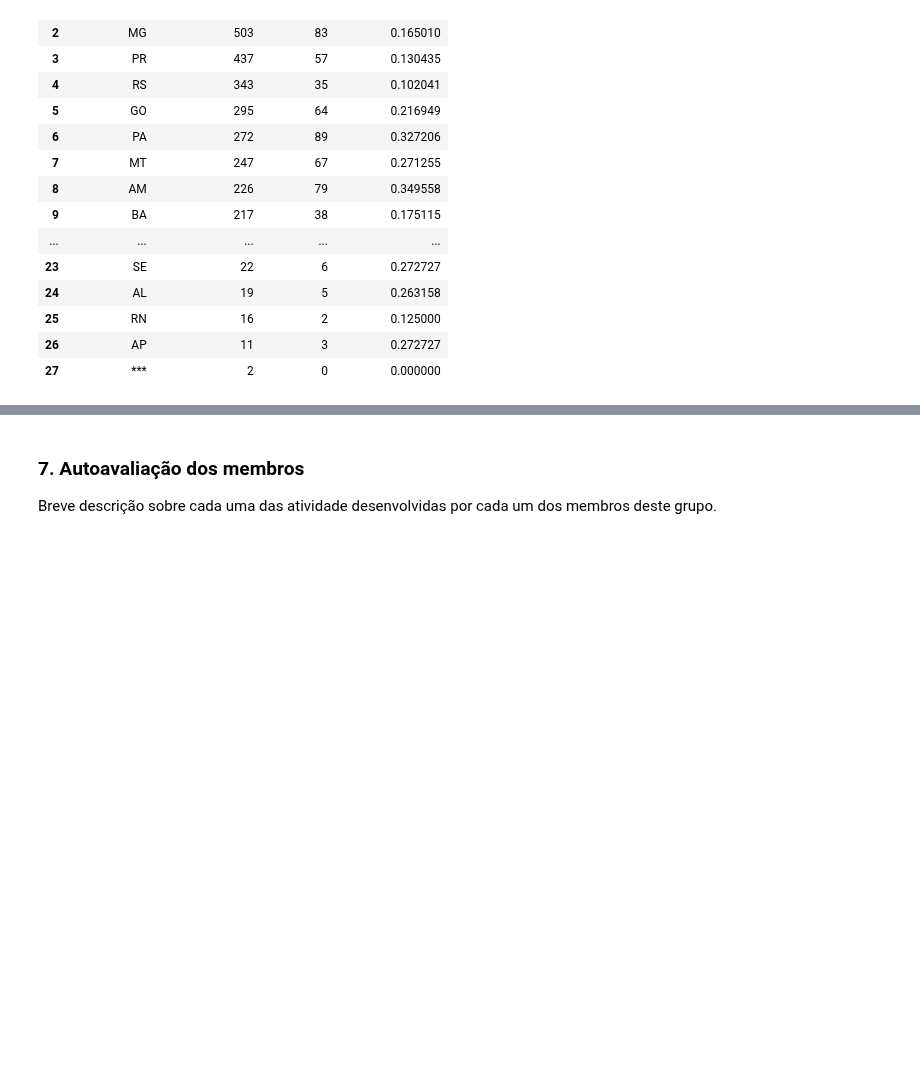
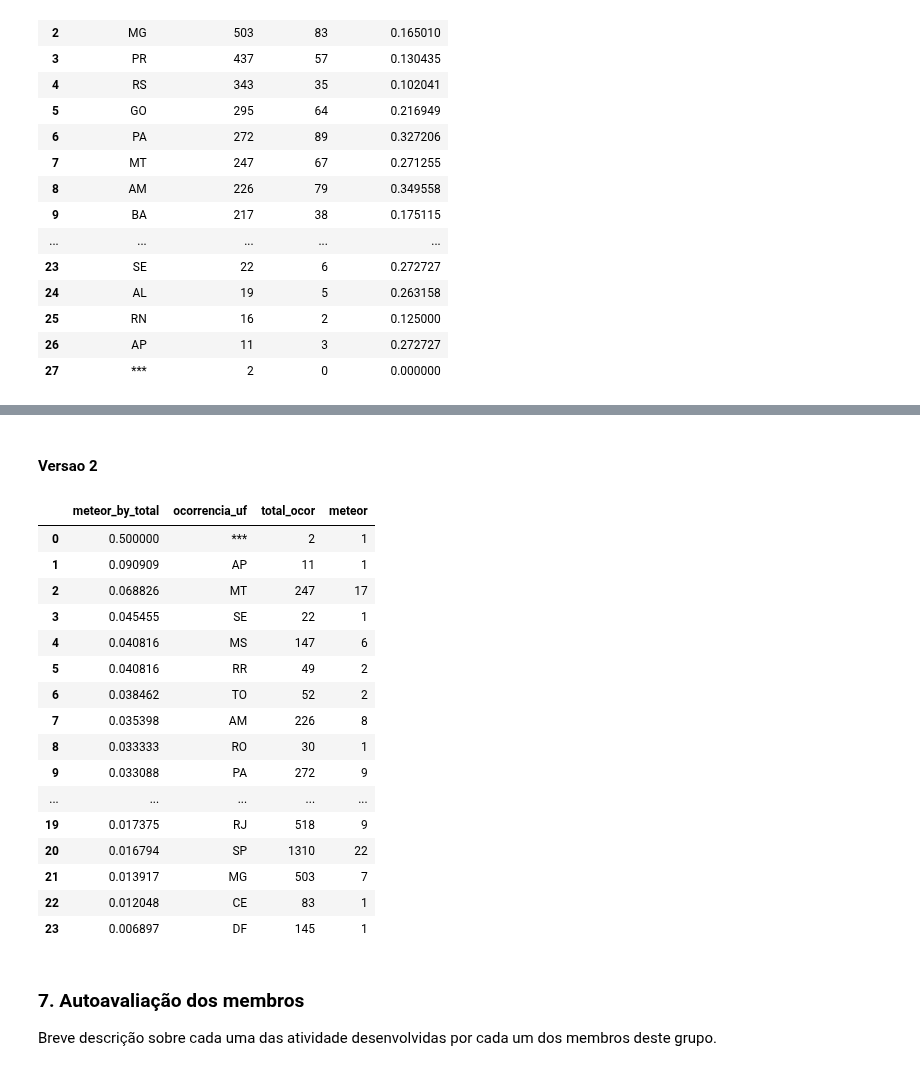
Before and after one commit to otavio-silva/IBD-TP2, a Jupyter notebook: code/TrabalhoPratico02.ipynb, the cells around one changed output, grey strips where cells are left out. Drawn from its saved outputs; the diff is of its cells as text; code cells hidden in the pictures; blank space fills up the shorter version.

```diff
--- a/code/TrabalhoPratico02.ipynb
+++ b/code/TrabalhoPratico02.ipynb
@@ -894,3 +904,36 @@ pd.read_sql(query, conn)
+# %% [markdown]
+#### Versao 2
+# %%
+query = """
+    SELECT COUNT(CASE WHEN fator_nome = 'CONDIÇÕES METEOROLÓGICAS ADVERSAS' THEN 1 END)/CAST(COUNT(DISTINCT(O.codigo_ocorrencia)) AS float) AS meteor_by_total,
+           ocorrencia_uf,
+           COUNT(DISTINCT(O.codigo_ocorrencia)) as total_ocor,
+           COUNT(CASE WHEN fator_nome = 'CONDIÇÕES METEOROLÓGICAS ADVERSAS' THEN 1 END) as meteor
+    FROM Ocorrencias as O LEFT JOIN FatoresContribuintes as F ON O.codigo_ocorrencia = F.codigo_ocorrencia
+    GROUP BY ocorrencia_uf
+    HAVING meteor > 0
+    ORDER BY 1 desc
+"""
+
+pd.read_sql(query, conn)
+# %% [output]
+|  | meteor_by_total | ocorrencia_uf | total_ocor | meteor |
+| 0 | 0.500000 | *** | 2 | 1 |
+| 1 | 0.090909 | AP | 11 | 1 |
+| 2 | 0.068826 | MT | 247 | 17 |
+| 3 | 0.045455 | SE | 22 | 1 |
+| 4 | 0.040816 | MS | 147 | 6 |
+| 5 | 0.040816 | RR | 49 | 2 |
+| 6 | 0.038462 | TO | 52 | 2 |
+| 7 | 0.035398 | AM | 226 | 8 |
+| 8 | 0.033333 | RO | 30 | 1 |
+| 9 | 0.033088 | PA | 272 | 9 |
+| ... | ... | ... | ... | ... |
+| 19 | 0.017375 | RJ | 518 | 9 |
+| 20 | 0.016794 | SP | 1310 | 22 |
+| 21 | 0.013917 | MG | 503 | 7 |
+| 22 | 0.012048 | CE | 83 | 1 |
+| 23 | 0.006897 | DF | 145 | 1 |
 # %% [markdown]
 ### 7. Autoavaliação dos membros
 Breve descrição sobre cada uma das atividade desenvolvidas por cada um dos membros deste grupo.
```
Also changed, not shown: parts of 5 cells of this notebook.
